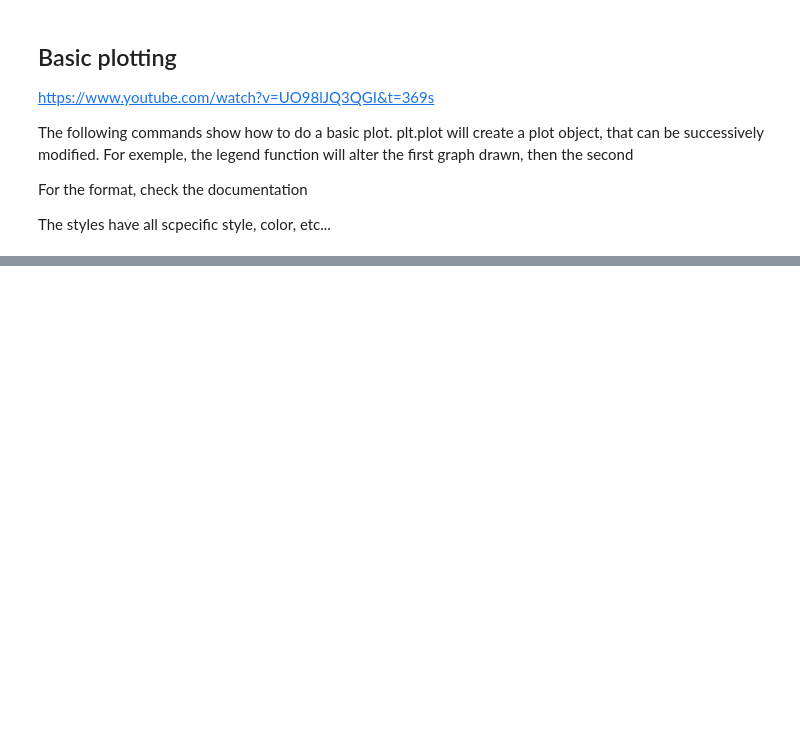
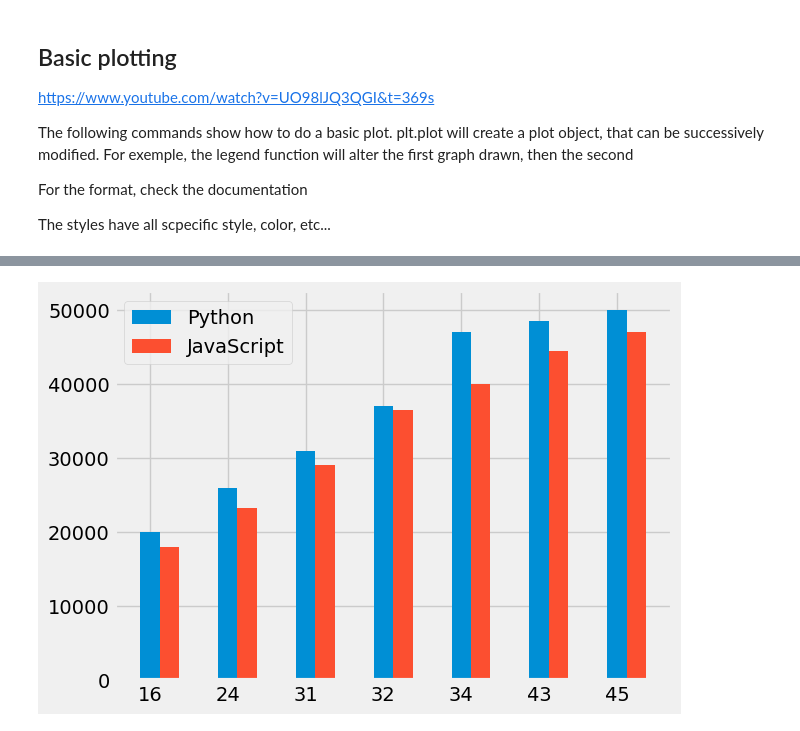
Before and after one commit to 4xel-C/Python-plotting-notes, a Jupyter notebook: MatPlotLib-tutorial.ipynb, the cells around one changed output, grey strips where cells are left out. Cells and saved outputs as stored; diff of their text form; code cells hidden in the pictures; blank space fills up the shorter version.

```diff
--- a/MatPlotLib-tutorial.ipynb
+++ b/MatPlotLib-tutorial.ipynb
@@ -51,0 +59,12 @@ plt.show() #show the plot if not in Jupyter (not necessary in jupyter notebook)
+# %%
+x_indexes = np.arange(len(age))
+width = 0.25
+
+plt.bar(x_indexes, salary_py, label="Python", width=width)  #Add a second line to the graph using the same x-axis, and different values for y.
+# plt.plot(age, salary_js, linewidth=2, label="JavaScript") #possibility to overlay barchart with plot chart.
+plt.bar(x_indexes+width, salary_js, label="JavaScript", width=width)
+plt.legend()
+plt.xticks(ticks=x_indexes, labels=age)
+plt.show()
+# %% [output]
+[figure, added]
```
Also changed, not shown: parts of 5 cells of this notebook.
